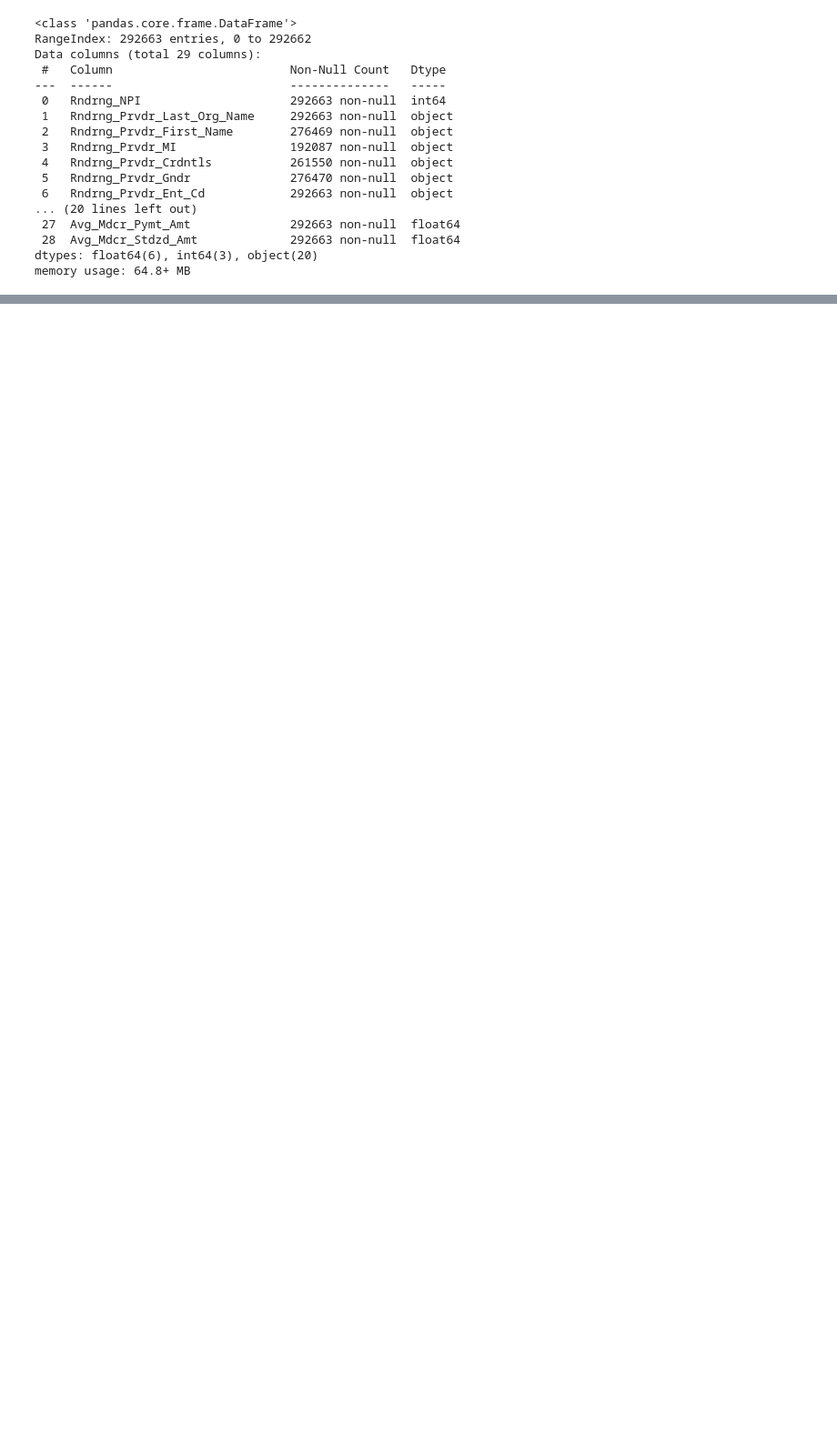
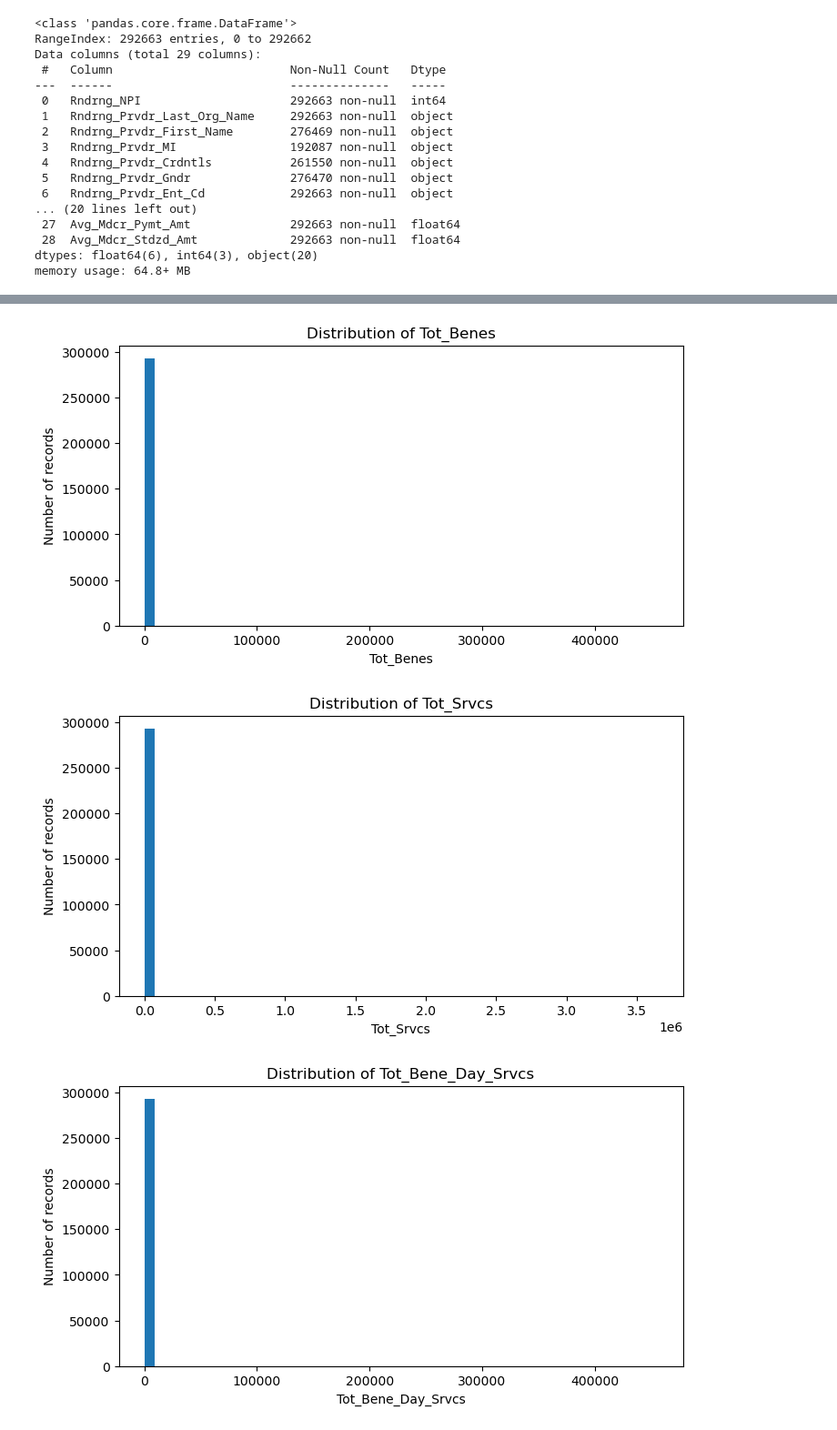
Before and after one commit to ristakhadka013/healthcare-provider-utilization-analysis, a Jupyter notebook: python/cleaned_CMS_data.ipynb, the cells around one changed output, grey strips where cells are left out. Shown at 91% size. Cells and saved outputs as stored; diff of their text form; code cells hidden in the pictures; blank space fills up the shorter version.

```diff
--- a/python/cleaned_CMS_data.ipynb
+++ b/python/cleaned_CMS_data.ipynb
@@ -268,0 +380,12 @@ import matplotlib.pyplot as plt
+# %%
+for cols in numeric_column:
+    plt.figure(figsize=(8, 4))
+    plt.hist(df[cols], bins= 50)
+    plt.title(f'Distribution of {cols}')
+    plt.xlabel(cols)
+    plt.ylabel('Number of records')
+    plt.show()
+# %% [output]
+[figure, added]
+[figure, added]
+[figure, added]
```
Also changed, not shown: parts of 46 cells of this notebook.
